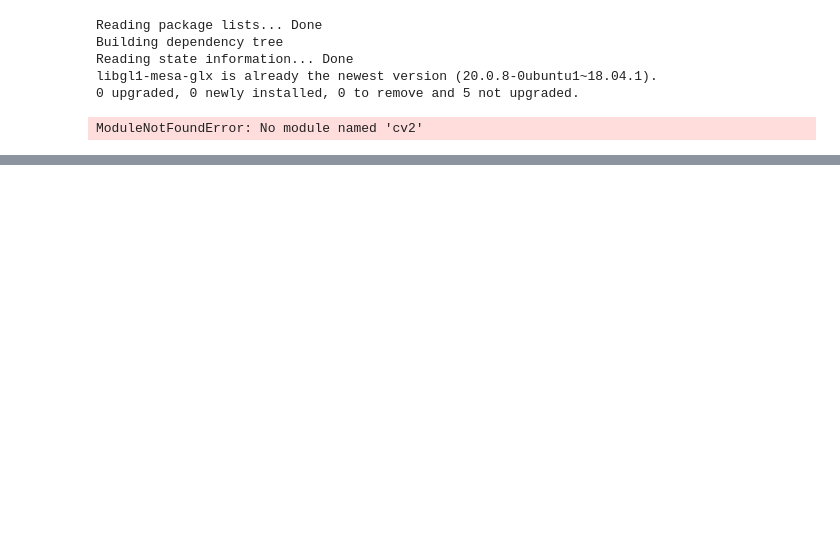
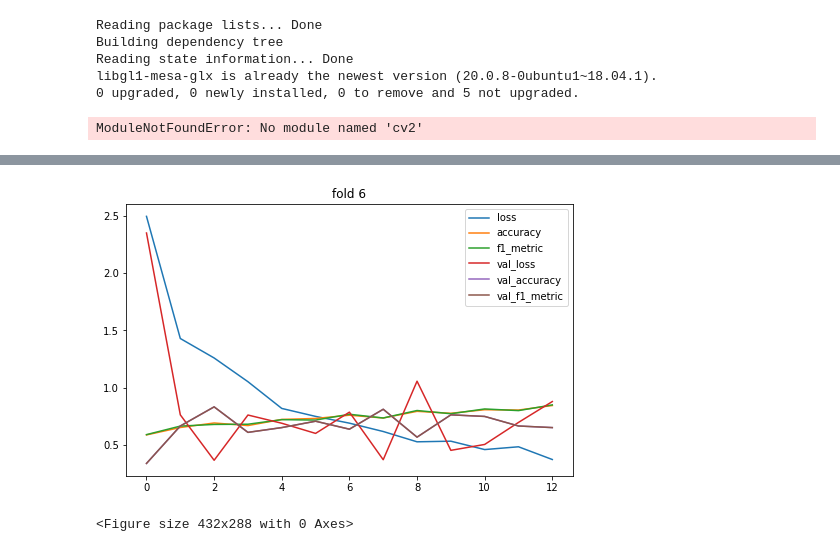
Before and after one commit to MosheAmitay/TransLearning, a Jupyter notebook: CV7_InceptionResNetV2_01.ipynb, the cells around one changed output, grey strips where cells are left out. Saved outputs shown, nothing was run; the diff lists cells and outputs as text; code cells hidden in the pictures; blank space fills up the shorter version.

```diff
--- a/CV7_InceptionResNetV2_01.ipynb
+++ b/CV7_InceptionResNetV2_01.ipynb
@@ -595,3 +612,12 @@ Epoch 18/300
+# %%
+import pandas as pd
+pd.DataFrame(history1.history).plot(figsize=(8,5))
+plt.title("fold "+str(i))
+plt.show()
+plt.savefig("history"+str(i)+".png")
+# %% [output]
+[figure, added]
+<Figure size 432x288 with 0 Axes>
 # %%
 !pip install pillow
 !pip install scipy
```
Also changed, not shown: parts of 5 cells of this notebook.
